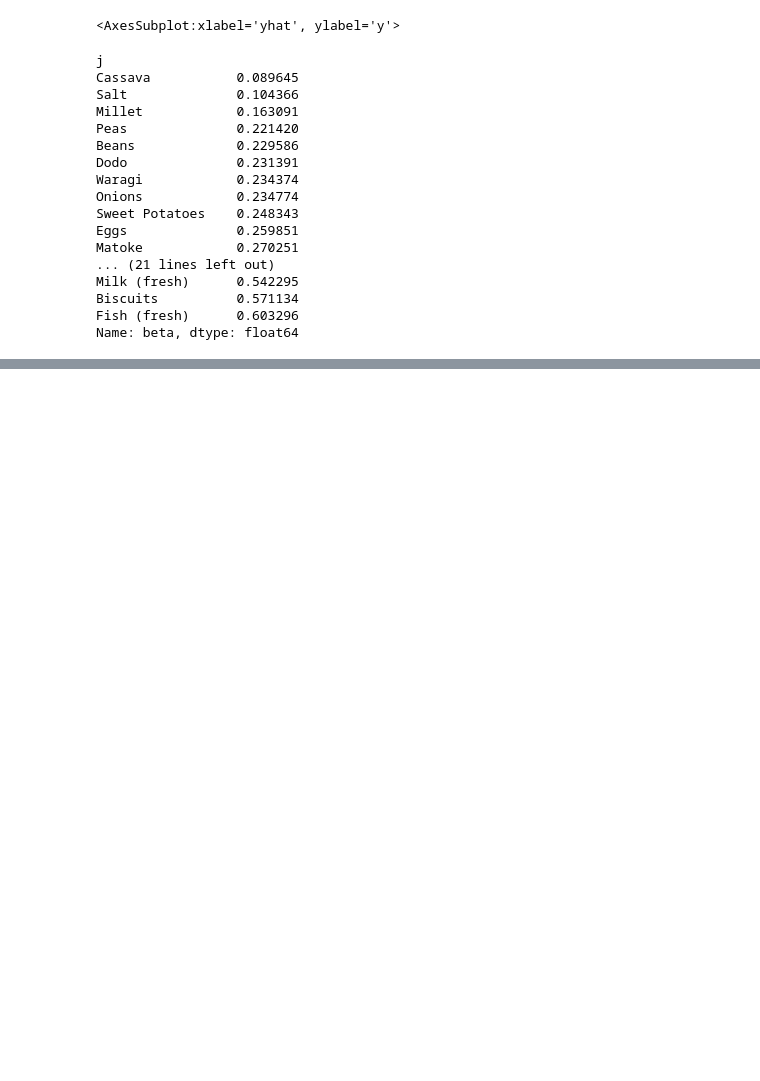
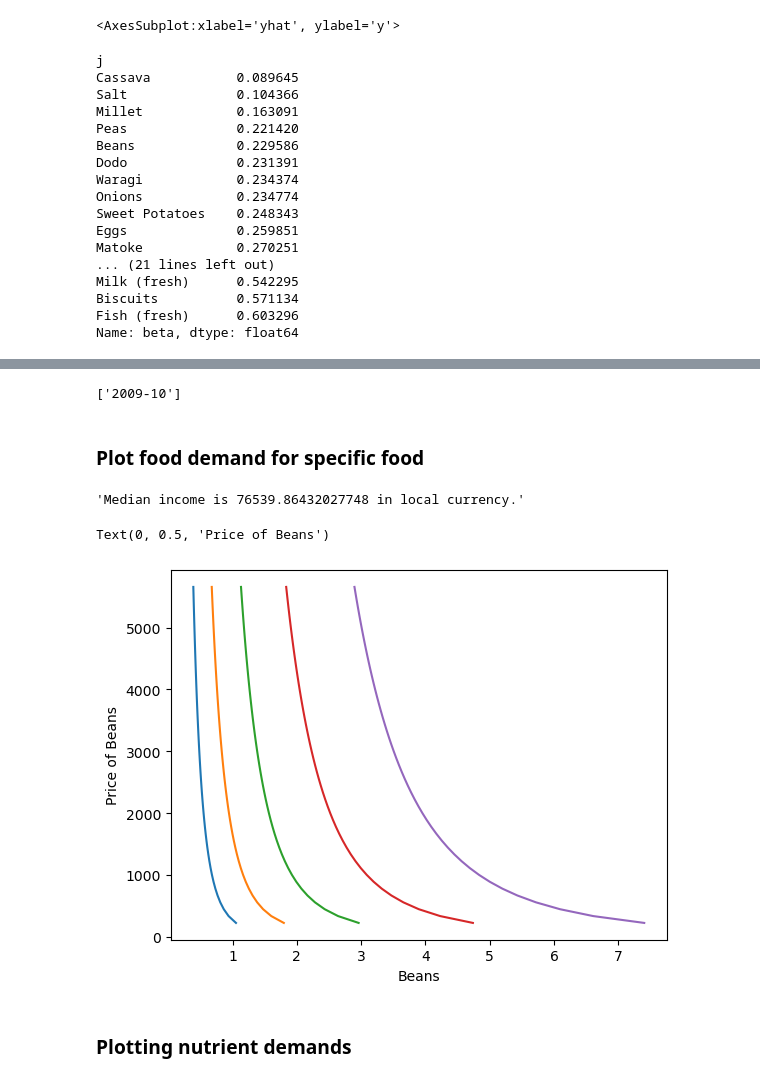
Before and after one commit to vkeroles/EEP153-SP23-Proj4, a Jupyter notebook: Team_HWiley_code.ipynb, the cells around one changed output, grey strips where cells are left out. Cells and saved outputs as stored; diff of their text form; code cells hidden in the pictures; blank space fills up the shorter version.

```diff
--- a/Team_HWiley_code.ipynb
+++ b/Team_HWiley_code.ipynb
@@ -314,0 +439,12 @@ result.to_pickle('my_estimates.pickle')
+# %%
+use_periods = p.index.levels[0].tolist()
+
+# We choose different time period by years
+use_periods = ['2009-10']
+y = y #.loc[y.index.get_level_values('t').isin(use_periods)]
+z = z.loc[z.index.get_level_values('t').isin(use_periods)]
+p = p.loc[p.index.get_level_values('t').isin(use_periods)]
+
+use_periods
+# %% [output]
+['2009-10']
@@ -314,0 +464,52 @@ result.to_pickle('my_estimates.pickle')
+# %% [markdown]
+### Plot food demand for specific food <a class="anchor" id="population"></a>
+# %%
+# These are prices per kilogram:
+my_t = use_periods[0]  # Choose from periods available in your dataset!
+
+pbar = p.xs(my_t,level='t').mean()
+pbar = pbar[r.beta.index] # Only use prices for goods we can estimate
+
+my_j = 'Beans'  # Choose a reference good for analysis; should satisfy
+
+assert my_j in pbar.index, f"The label {my_j} does not match a good for which demands have been estimated."
+# %%
+xhat = r.predicted_expenditures()
+
+# Total food expenditures per household
+xbar = xhat.groupby(['i','t','m']).sum()
+
+# Reference budget
+x0 = xbar.quantile(0.5)  # Household at 0.5 quantile is median
+
+f"Median income is {x0} in local currency."
+# %% [output]
+'Median income is 76539.86432027748 in local currency.'
+# %%
+#pbar = pbar.fillna(600)
+
+def my_prices(p0,p=pbar,j=my_j):
+    """
+    Change price of jth good to p0, holding other prices fixed.
+    """
+    p = p.copy()
+    p.loc[j] = p0
+    return p
+# %%
+import matplotlib.pyplot as plt
+%matplotlib inline
+
+# Values for prices
+ref_price = pbar[my_j]
+P = np.linspace(ref_price/5,ref_price*5,50)
+
+for x in [x0*s for s in [.25,.5,1.,2,4]]:
+    plt.plot([r.demands(x,my_prices(p0))[my_j] for p0 in P],P)
+
+plt.xlabel(my_j)
+plt.ylabel(f'Price of {my_j}')
+# %% [output]
+Text(0, 0.5, 'Price of Beans')
+[figure, added]
+# %% [markdown]
+### Plotting nutrient demands <a class="anchor" id="population"></a>
```
Also changed, not shown: parts of 26 cells of this notebook.
